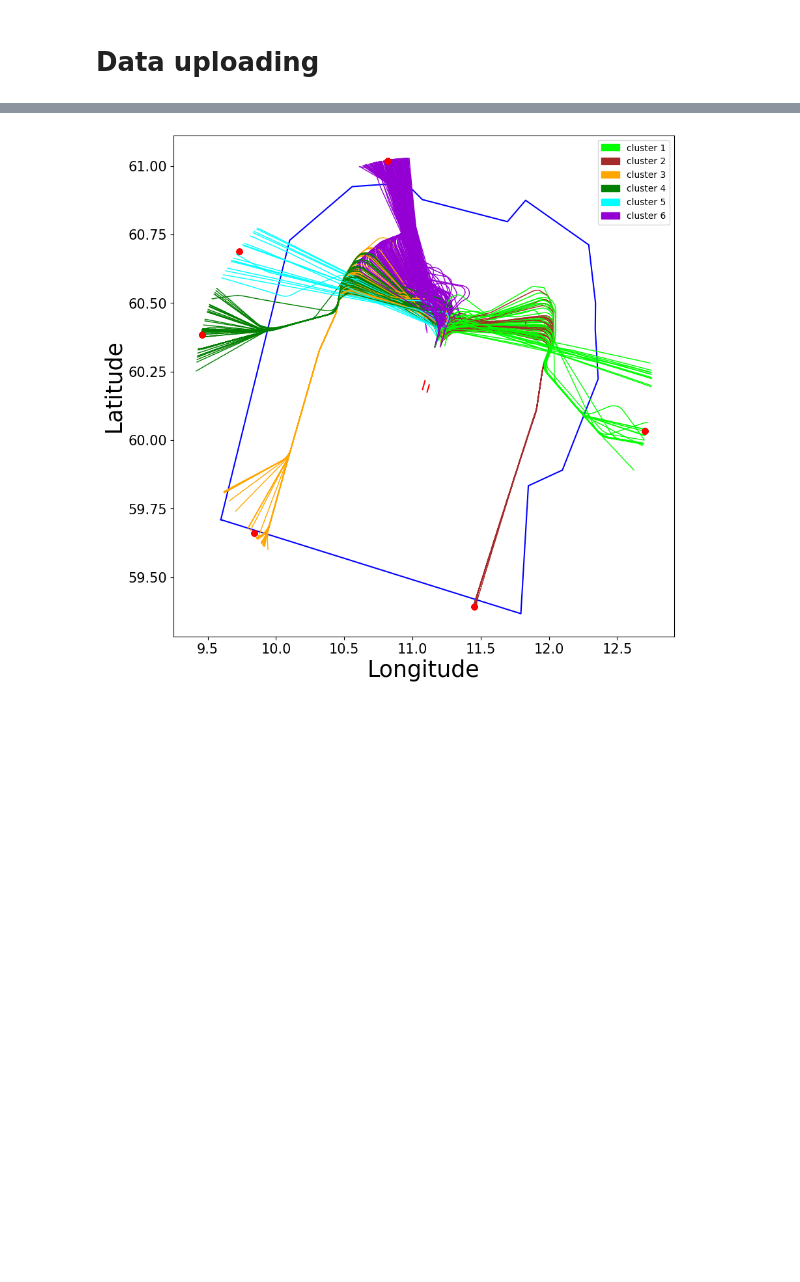
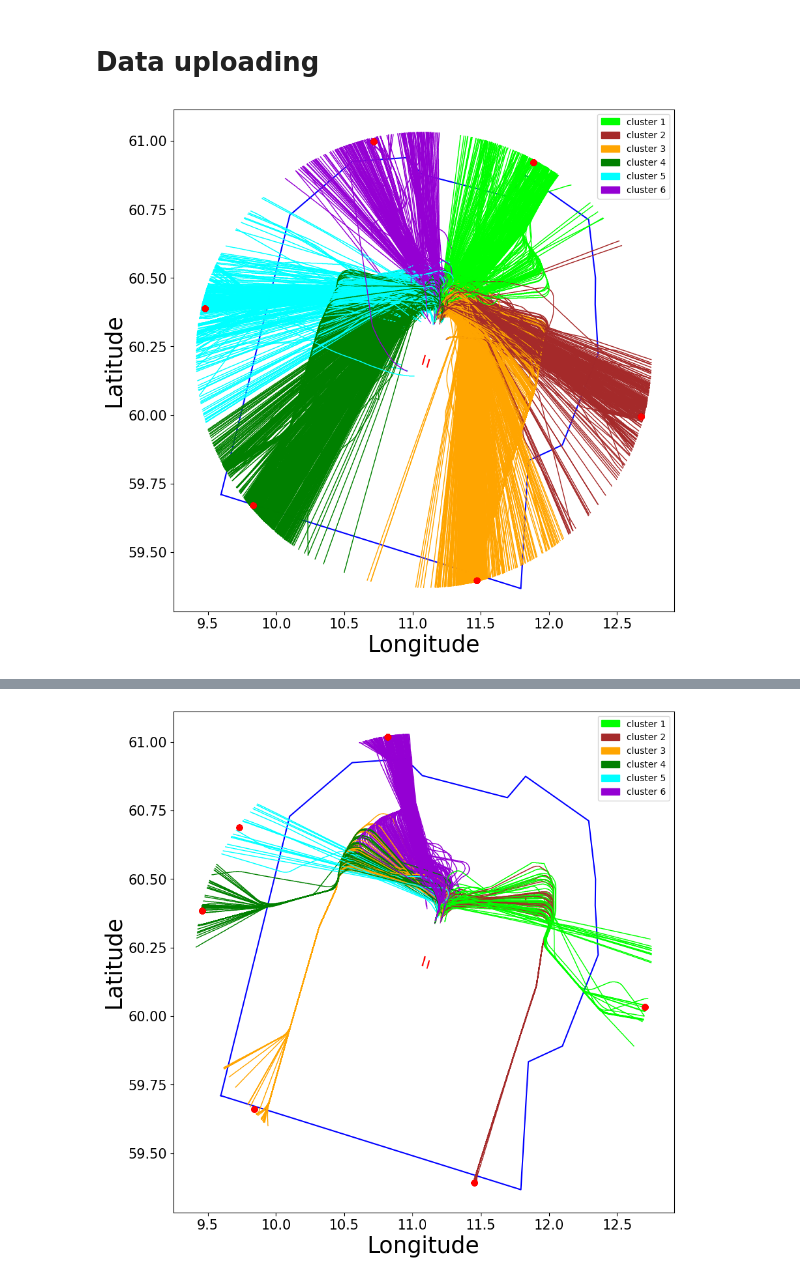
Before and after one commit to anlemett/ATM_seminar_2023, a Jupyter notebook: Jupyter/ENGM_50NM_clusters.ipynb, the cells around one changed output, grey strips where cells are left out. Drawn from its saved outputs; the diff is of its cells as text; code cells hidden in the pictures; blank space fills up the shorter version.

Commit message:
nonPM dataset

```diff
--- a/Jupyter/ENGM_50NM_clusters.ipynb
+++ b/Jupyter/ENGM_50NM_clusters.ipynb
@@ -170,3 +170,13 @@ number_of_clusters = 6
 filename = "../data/ENGM/Clustering/PM_SOUTH_clusters_" + str(number_of_clusters) + ".csv"
 dataset_PM_south_clusters_df = pd.read_csv(filename, sep=' ')
 dataset_PM_south_clusters_df.set_index(['flight_id'], inplace=True)
+# %%
+filename = "../data/ENGM/Datasets/nonPM2_NORTH.csv"
+dataset_nonPM_north_df = pd.read_csv(filename, sep=' ',
+    names = ['flightId', 'sequence', 'timestamp', 'lat', 'lon', 'rawAltitude', 'altitude', 'velocity', 'beginDate', 'endDate'])
+dataset_nonPM_north_df.set_index(['flightId', 'sequence'], inplace = True)
+
+number_of_clusters = 6
+filename = "../data/ENGM/Clustering/nonPM2_NORTH_clusters_" + str(number_of_clusters) + ".csv"
+dataset_nonPM_north_clusters_df = pd.read_csv(filename, sep=' ')
+dataset_nonPM_north_clusters_df.set_index(['flight_id'], inplace=True)
@@ -190,3 +210,7 @@ number_of_clusters = 6
 filename = "../data/ENGM/Clustering/TT_SOUTH_clusters_" + str(number_of_clusters) + ".csv"
 dataset_TT_south_clusters_df = pd.read_csv(filename, sep=' ')
 dataset_TT_south_clusters_df.set_index(['flight_id'], inplace=True)
+# %%
+plot_horizontal_profile_ENGM_clustering(dataset_nonPM_north_df, 'x', 1, number_of_clusters, dataset_nonPM_north_clusters_df)
+# %% [output]
+[figure, added]
```
Also changed, not shown: parts of 6 cells of this notebook, 14 other files.
